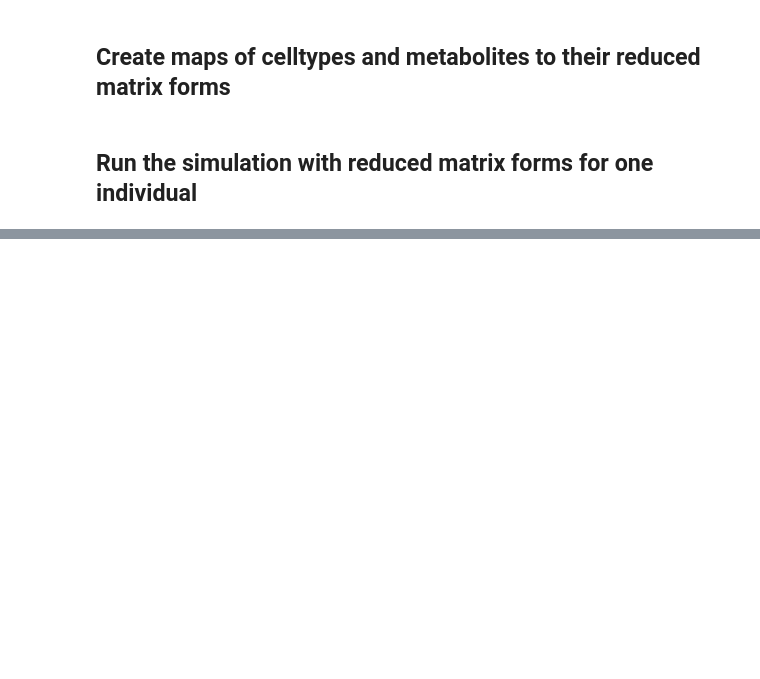
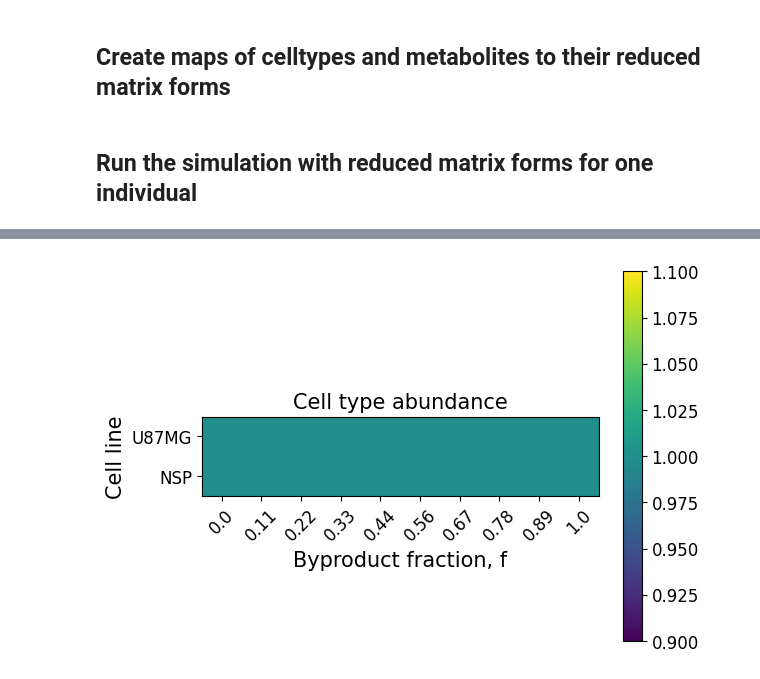
Before and after one commit to vibishanb/cancer-recon-network, a Jupyter notebook: codes/Trophic_model.ipynb, the cells around one changed output, grey strips where cells are left out. Cells and saved outputs as stored; diff of their text form; code cells hidden in the pictures; blank space fills up the shorter version.

```diff
--- a/codes/Trophic_model.ipynb
+++ b/codes/Trophic_model.ipynb
@@ -415,0 +568,11 @@ The mean Pearson correlation coefficient is 0.610812453562786
+# %%
+plt.imshow(ct_full.T, cmap='viridis')
+plt.colorbar()
+plt.xticks(ticks=np.arange(len(f_arr)), labels=f_arr.round(decimals=2), rotation=45)
+plt.yticks(ticks=[0, 1], labels=celline_names)
+plt.title('Cell type abundance')
+plt.xlabel('Byproduct fraction, f')
+plt.ylabel('Cell line')
+plt.savefig('../figures/one-celltype-static-net/celltype-abundance.png', dpi=300.)
+# %% [output]
+[figure, added]
```
Also changed, not shown: parts of 10 cells of this notebook, 54 other files.
